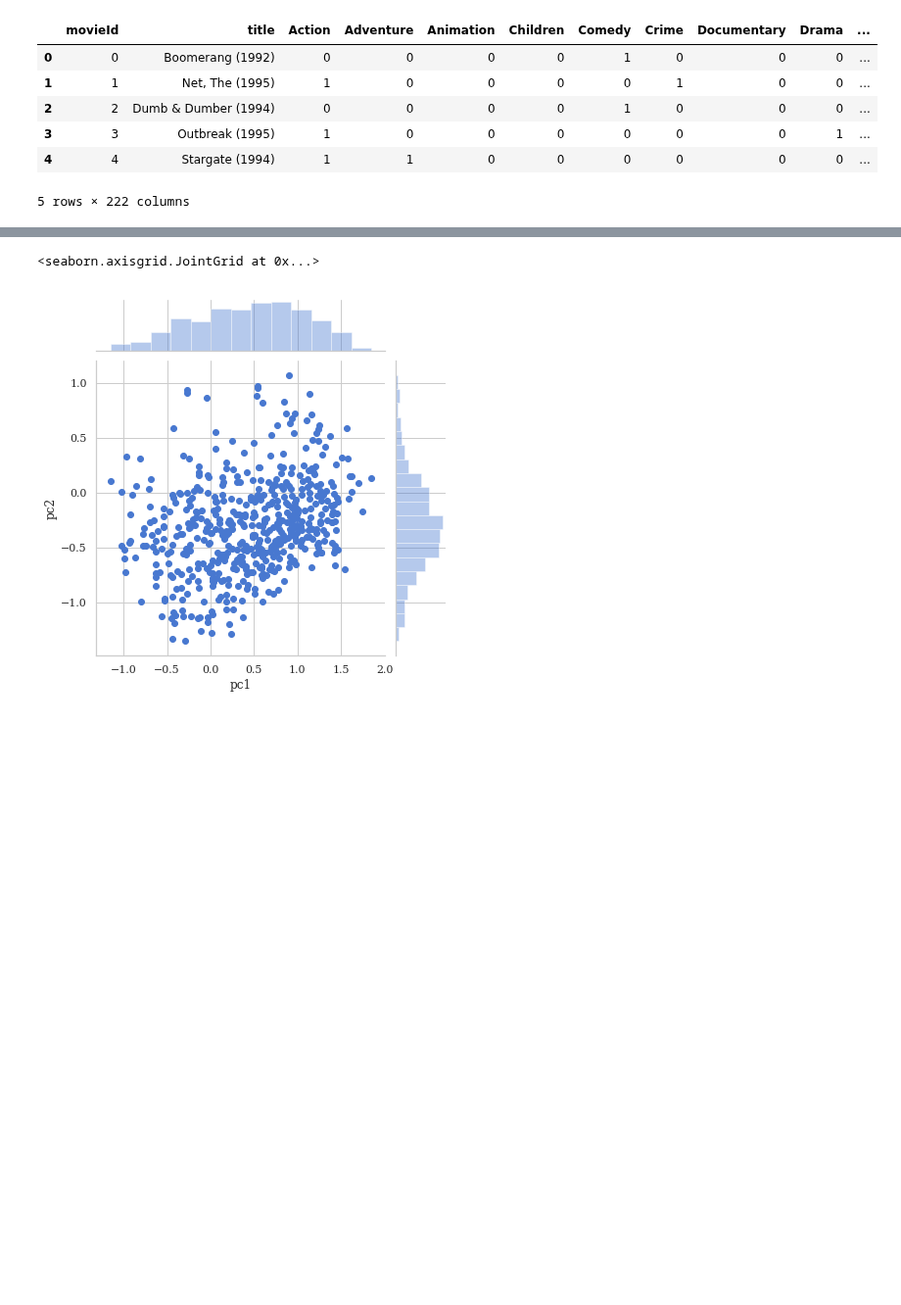
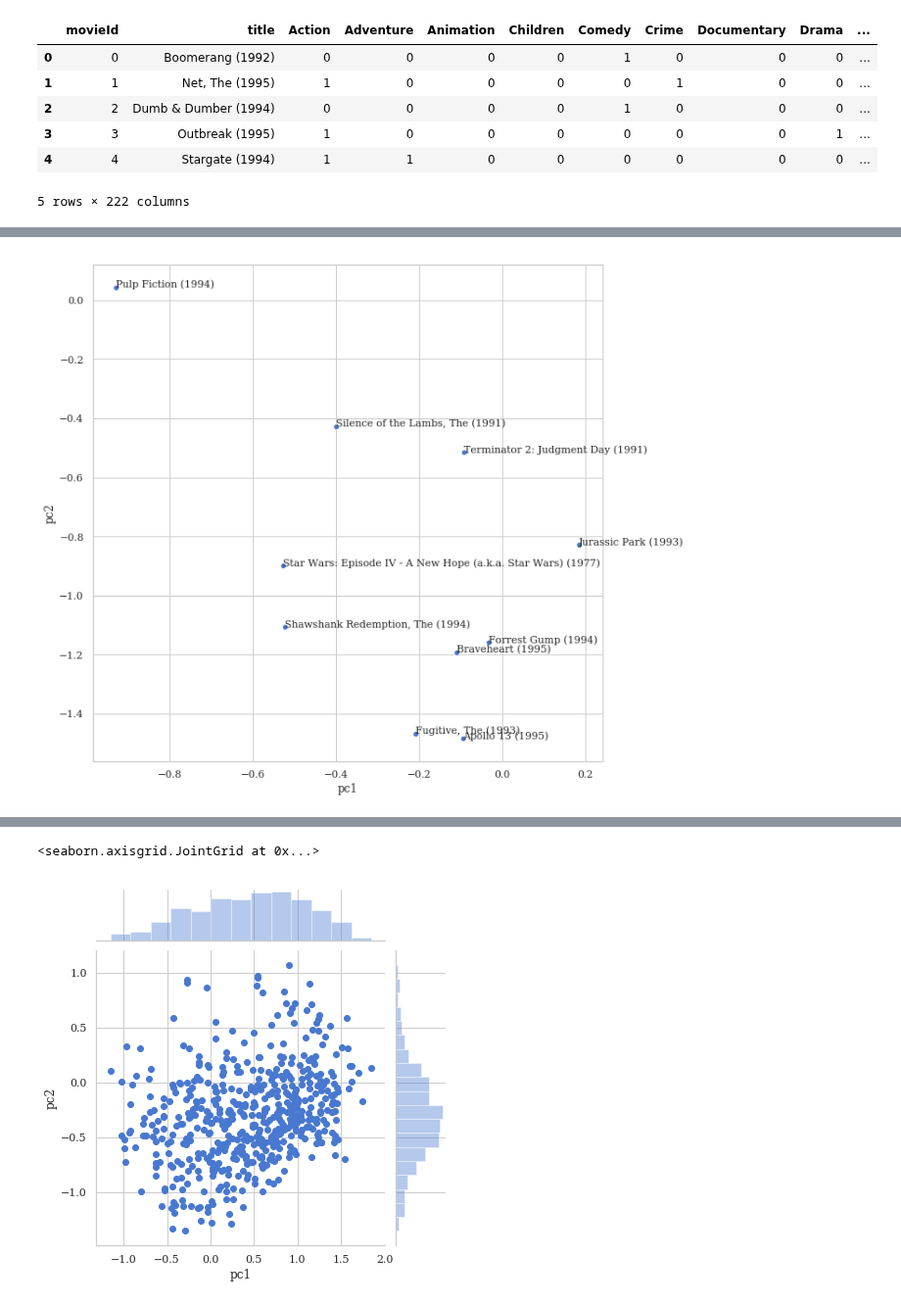
Before and after one commit to James-Leslie/deep-collaborative-filtering, a Jupyter notebook: movielens10m-PCA.ipynb, the cells around one changed output, grey strips where cells are left out. Shown at 98% size. Cells and saved outputs as stored; diff of their text form; code cells hidden in the pictures; blank space fills up the shorter version.

```diff
--- a/movielens10m-PCA.ipynb
+++ b/movielens10m-PCA.ipynb
@@ -9,7 +9,3 @@ from sklearn.metrics import classification_report, confusion_matrix, precision_s
 
 pd.set_option('display.max_rows', 50)
 %matplotlib inline
-# %%
-sns.set(style='whitegrid', palette='muted',
-        rc={'figure.figsize': (16,9),
-            'font.family': 'serif'})
@@ -150,0 +31,4 @@ df.head()
+# %%
+movies = pd.read_csv(path+'movies.tsv', sep='\t')
+movies = pd.merge(movies, rating_counts, how='inner', on='movieId')
+movies.head()
@@ -179,3 +87,6 @@ emb.head()
 | 3 | 3 | Outbreak (1995) | 1 | 0 | 0 | 0 | 0 | 0 | 0 | 1 | ... |
 | 4 | 4 | Stargate (1994) | 1 | 1 | 0 | 0 | 0 | 0 | 0 | 0 | ... |
 5 rows × 222 columns
+# %%
+df = pd.merge(movies, emb[['movieId', 'pc1', 'pc2']], how='inner', on='movieId')
+df.head()
@@ -182 +101,10 @@ emb.head()
+# %%
+top_10 = df.sort_values('n_ratings', ascending=False).head(10)
+sns.scatterplot(x='pc1', y='pc2', data=top_10)
+# plt.xlim(-1.5,1.5)
+# plt.ylim(-1.5,1.5)
+for idx, row in top_10.iterrows():
+    plt.text(row.pc1, row.pc2, row.title, fontsize=11)
+# %% [output]
+[figure, added]
 # %%
```
Also changed, not shown: parts of 22 cells of this notebook.
